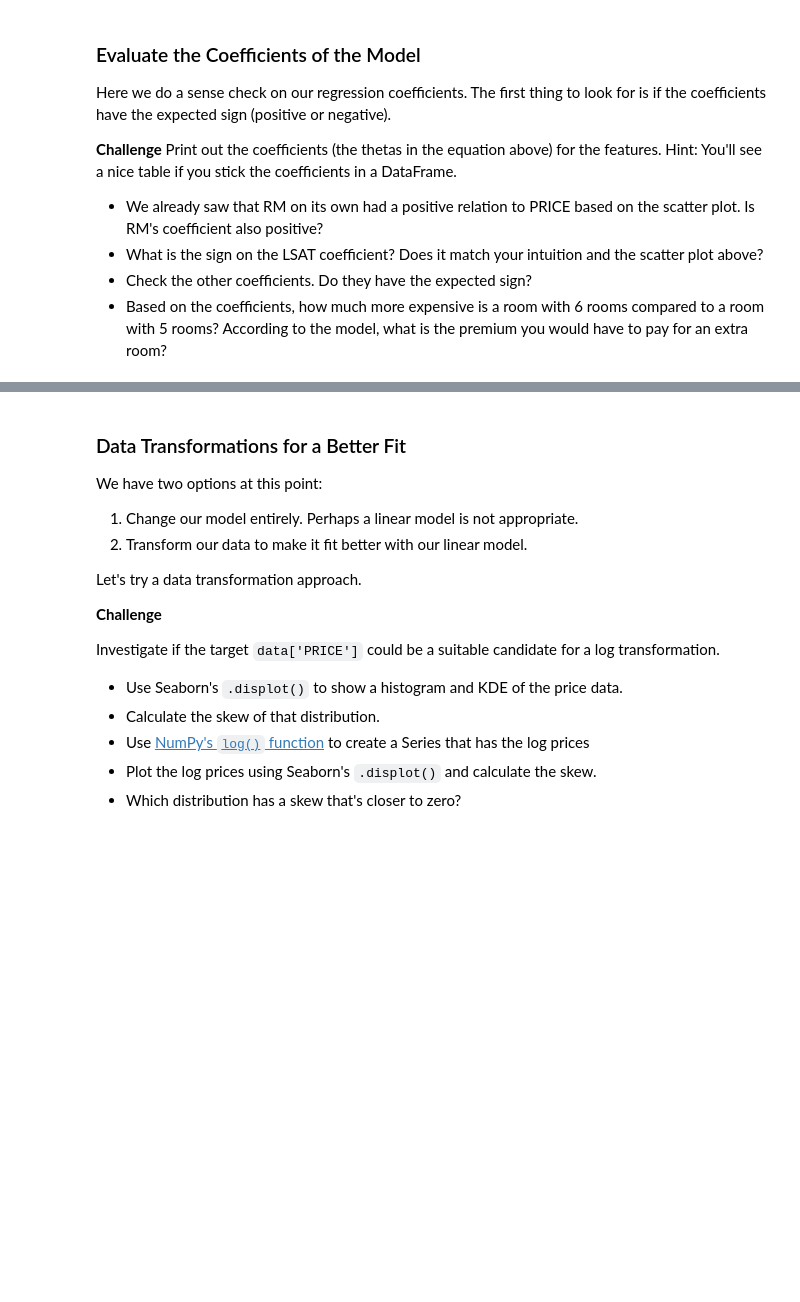
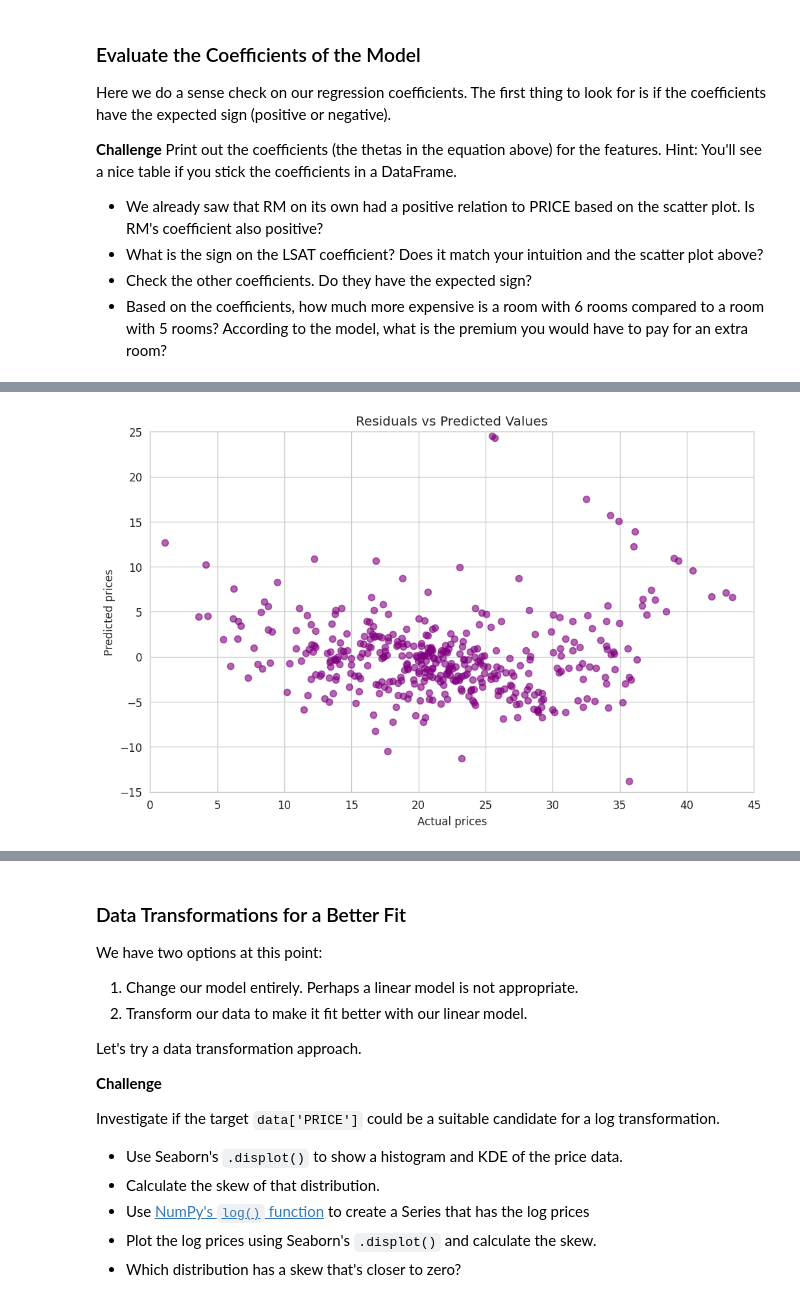
Before and after one commit to yakubszatkowski/100-days-python, a Jupyter notebook: Day 80 - Predicting house prices/Multivariable_Regression_and_Valuation_Model_(start).ipynb, the cells around one changed output, grey strips where cells are left out. Cells and saved outputs as stored; diff of their text form; code cells hidden in the pictures; blank space fills up the shorter version.

```diff
--- a/Day 80 - Predicting house prices/Multivariable_Regression_and_Valuation_Model_(start).ipynb
+++ b/Day 80 - Predicting house prices/Multivariable_Regression_and_Valuation_Model_(start).ipynb
@@ -495,3 +600,26 @@ The second plot should be the residuals against the predicted prices. Here's wha
+# %%
+# Plot 2 - predicted values (y_train) against the residuals
+plt.figure(figsize=(10, 6), dpi=120)
+with sns.axes_style('whitegrid'):
+  y_train_y_pred_scatter = sns.regplot(  # can also be done with scatterplot
+      x=y_pred_train,
+      y=residuals,
+      scatter_kws = {'alpha': 0.6, 'color': 'purple'},
+      line_kws= {'color': 'cyan'},
+      fit_reg=False  # hides the regression line - it is just constant 0
+  )
+
+y_train_y_pred_scatter.set(
+    title='Residuals vs Predicted Values',
+    xlabel='Actual prices',
+    ylabel='Predicted prices',
+    ylim=(-15,25),
+    xlim=(0, 45)
+)
+
+plt.show()
+# %% [output]
+[figure, added]
 # %% [markdown]
 Why do we want to look at the residuals? We want to check that they look random. Why? The residuals represent the errors of our model. If there's a pattern in our errors, then our model has a systematic bias.
 
```
Also changed, not shown: parts of 11 cells of this notebook.
